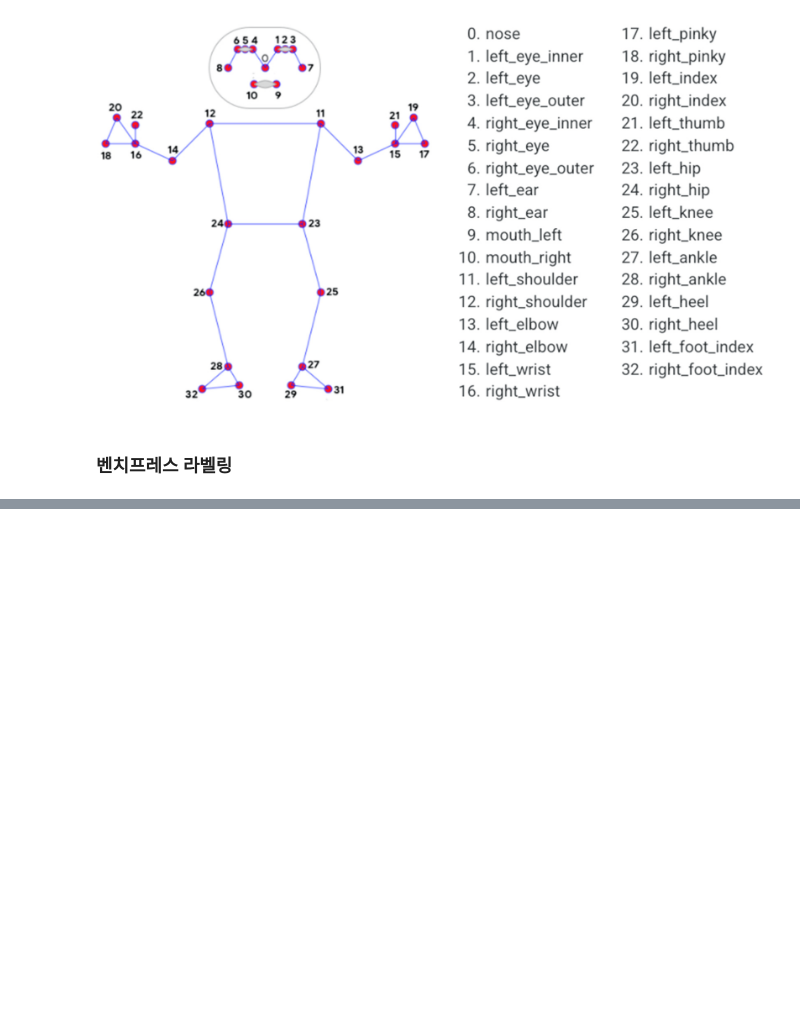
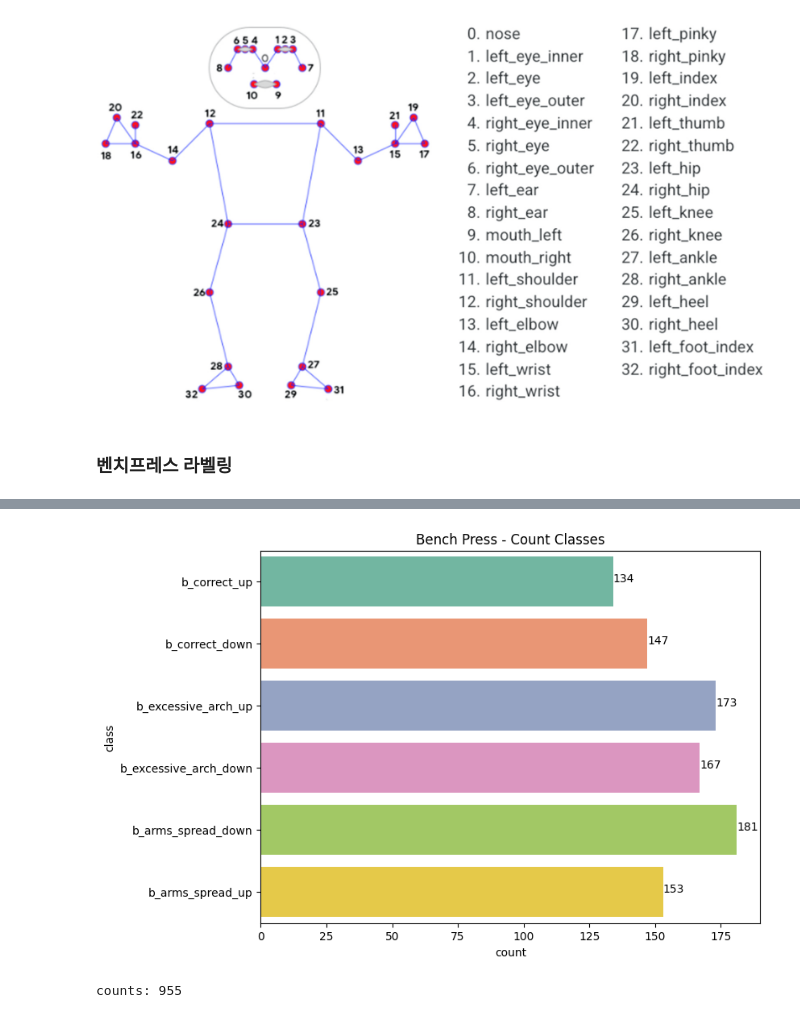
Before and after one commit to PSLeon24/AI_Exercise_Pose_Feedback, a Jupyter notebook: labeling/benchpress/BenchPress_Labeling.ipynb, the cells around one changed output, grey strips where cells are left out. Saved outputs shown, nothing was run; the diff lists cells and outputs as text; code cells hidden in the pictures; blank space fills up the shorter version.

```diff
--- a/BenchPress_Labeling.ipynb
+++ b/labeling/benchpress/BenchPress_Labeling.ipynb
@@ -109,0 +233,3 @@ correct_bench
+# %%
+bench = pd.read_csv('./benchpress_coords.csv')
+bench.head()
@@ -109,0 +244,14 @@ correct_bench
+# %%
+plt.figure(figsize=(8, 6))
+plt.title('Bench Press - Count Classes')
+
+ax = sns.countplot(y=bench['class'], palette='Set2')
+
+for p in ax.patches:
+    ax.annotate(f'{int(p.get_width())}', (p.get_x() + p.get_width() + 0.1, p.get_y() + 0.4))
+
+plt.show()
+print(f'counts: {len(bench["class"])}')
+# %% [output]
+[figure, added]
+counts: 955
```
Also changed, not shown: parts of 6 cells of this notebook, 13 other files.
